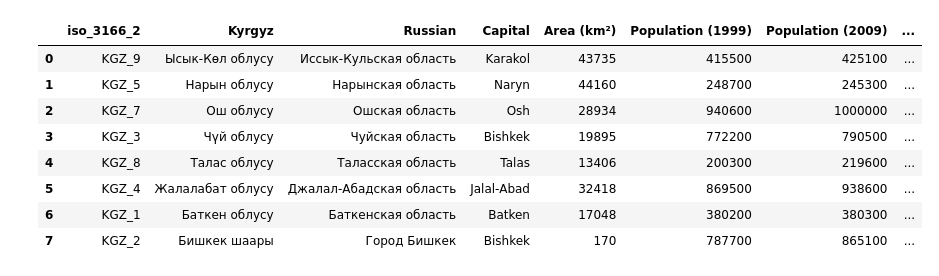
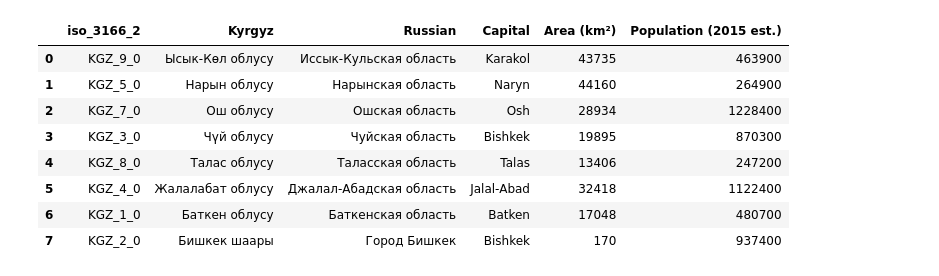
Before and after one commit to Adigine/JashStan-Youth-Peace-Building, a Jupyter notebook: Maps/kg_admin_1&2.ipynb, the cells around one changed output. Drawn from its saved outputs; the diff is of its cells as text; code cells hidden in the pictures.

```diff
--- a/Maps/kg_admin_1&2.ipynb
+++ b/Maps/kg_admin_1&2.ipynb
@@ -40,23 +85,23 @@ gdf
 # %%
+#prepping previously created merged df for merging with oblast-level df
 kg_df = pd.read_csv(merged)
-kg_df = kg_df.replace('KG-Y', 'KGZ_9')
-kg_df = kg_df.replace('KG-N', 'KGZ_5')
-kg_df = kg_df.replace('KG-O', 'KGZ_7')
-kg_df = kg_df.replace('KG-C', 'KGZ_3')
-kg_df = kg_df.replace('KG-T', 'KGZ_8')
-kg_df = kg_df.replace('KG-J', 'KGZ_4')
-kg_df = kg_df.replace('KG-B', 'KGZ_1')
-kg_df = kg_df.replace('KG-GB', 'KGZ_2')
-kg_df = kg_df[['iso_3166_2', 'Kyrgyz', 'Russian', 'Capital', 'Area (km²)', 'Population (1999)', 'Population (2009)', 'Population (2015 est.)', 'geometry', 'coords']]
-kg_df = kg_df.rename(columns={'geometry': 'province_geometry', 'coords': 'province_label_coords'})
+kg_df = kg_df.replace('KG-Y', 'KGZ_9_0')
+kg_df = kg_df.replace('KG-N', 'KGZ_5_0')
+kg_df = kg_df.replace('KG-O', 'KGZ_7_0')
+kg_df = kg_df.replace('KG-C', 'KGZ_3_0')
+kg_df = kg_df.replace('KG-T', 'KGZ_8_0')
+kg_df = kg_df.replace('KG-J', 'KGZ_4_0')
+kg_df = kg_df.replace('KG-B', 'KGZ_1_0')
+kg_df = kg_df.replace('KG-GB', 'KGZ_2_0')
+kg_df = kg_df[['iso_3166_2', 'Kyrgyz', 'Russian', 'Capital', 'Area (km²)', 'Population (2015 est.)']]
 kg_df
 # %% [output]
-|  | iso_3166_2 | Kyrgyz | Russian | Capital | Area (km²) | Population (1999) | Population (2009) | ... |
-| 0 | KGZ_9 | Ысык-Көл облусу | Иссык-Кульская область | Karakol | 43735 | 415500 | 425100 | ... |
-| 1 | KGZ_5 | Нарын облусу | Нарынская область | Naryn | 44160 | 248700 | 245300 | ... |
-| 2 | KGZ_7 | Ош облусу | Ошская область | Osh | 28934 | 940600 | 1000000 | ... |
-| 3 | KGZ_3 | Чүй облусу | Чуйская область | Bishkek | 19895 | 772200 | 790500 | ... |
-| 4 | KGZ_8 | Талас облусу | Таласская область | Talas | 13406 | 200300 | 219600 | ... |
-| 5 | KGZ_4 | Жалалабат облусу | Джалал-Абадская область | Jalal-Abad | 32418 | 869500 | 938600 | ... |
-| 6 | KGZ_1 | Баткен облусу | Баткенская область | Batken | 17048 | 380200 | 380300 | ... |
-| 7 | KGZ_2 | Бишкек шаары | Город Бишкек | Bishkek | 170 | 787700 | 865100 | ... |
+|  | iso_3166_2 | Kyrgyz | Russian | Capital | Area (km²) | Population (2015 est.) |
+| 0 | KGZ_9_0 | Ысык-Көл облусу | Иссык-Кульская область | Karakol | 43735 | 463900 |
+| 1 | KGZ_5_0 | Нарын облусу | Нарынская область | Naryn | 44160 | 264900 |
+| 2 | KGZ_7_0 | Ош облусу | Ошская область | Osh | 28934 | 1228400 |
+| 3 | KGZ_3_0 | Чүй облусу | Чуйская область | Bishkek | 19895 | 870300 |
+| 4 | KGZ_8_0 | Талас облусу | Таласская область | Talas | 13406 | 247200 |
+| 5 | KGZ_4_0 | Жалалабат облусу | Джалал-Абадская область | Jalal-Abad | 32418 | 1122400 |
+| 6 | KGZ_1_0 | Баткен облусу | Баткенская область | Batken | 17048 | 480700 |
+| 7 | KGZ_2_0 | Бишкек шаары | Город Бишкек | Bishkek | 170 | 937400 |
```
Also changed, not shown: parts of 10 cells of this notebook, 6 other files.
